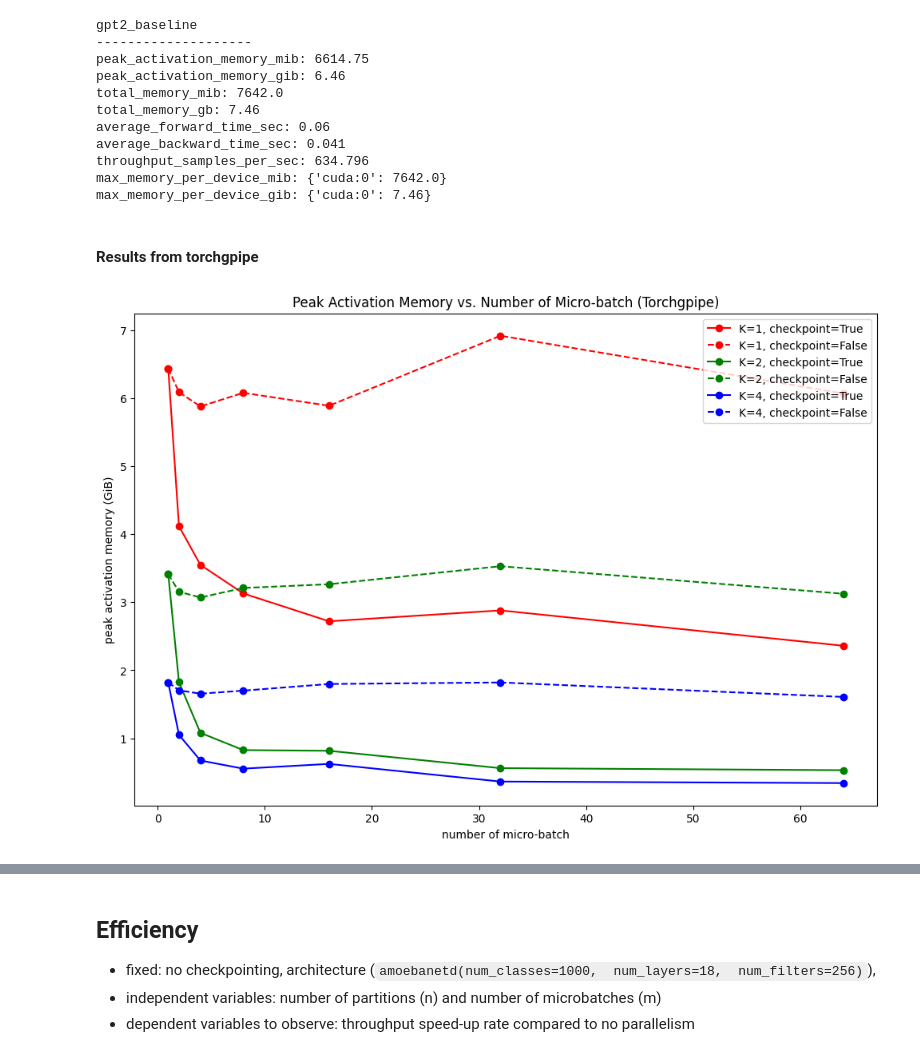
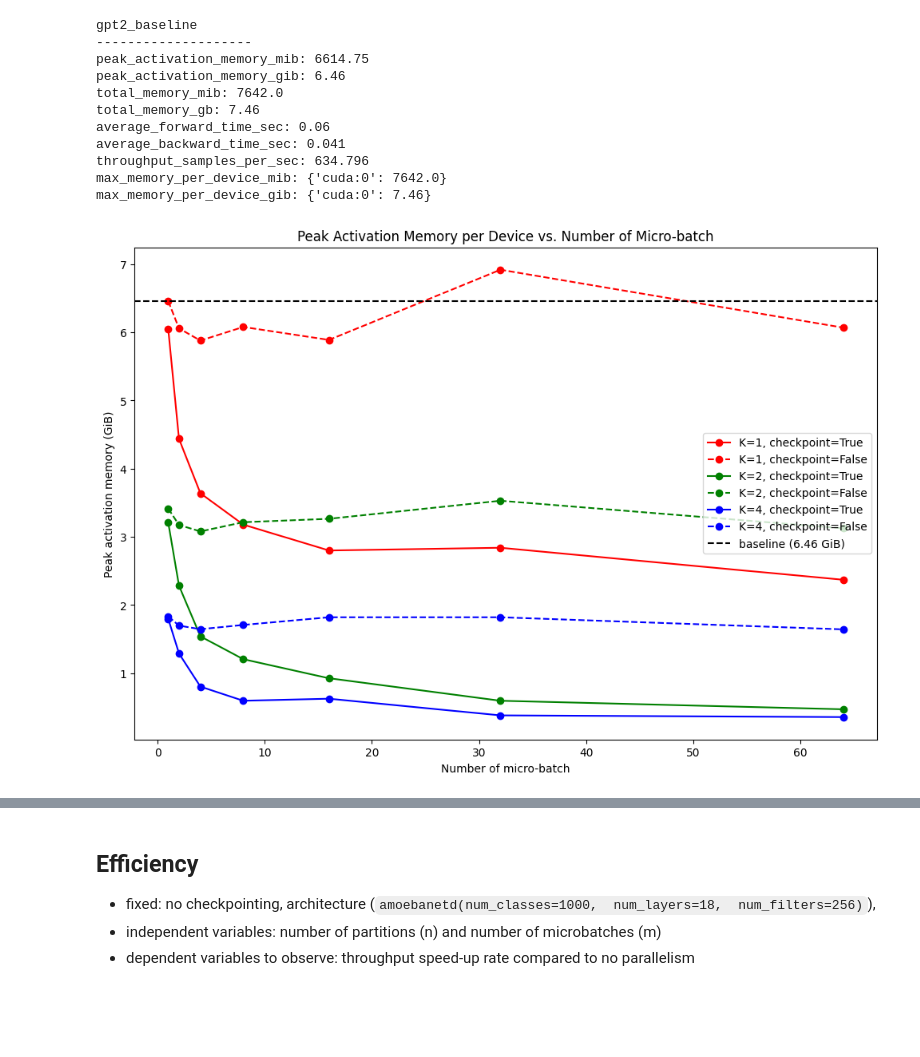
Before and after one commit to HalberdOfPineapple/pipeline_parallel_expr, a Jupyter notebook: benchmarks/data_analysis.ipynb, the cells around one changed output, grey strips where cells are left out. Saved outputs shown, nothing was run; the diff lists cells and outputs as text; code cells hidden in the pictures; blank space fills up the shorter version.

```diff
--- a/benchmarks/data_analysis.ipynb
+++ b/benchmarks/data_analysis.ipynb
@@ -161,25 +99,0 @@ plt.show()
-# %%
-colors = dict(zip(num_partitions, ['r', 'g', 'b']))
-linestyles = dict(zip(checkpoint_enabled, ['-', '--']))
-
-fig = plt.figure(figsize=(12, 8))
-for num_partition in num_partitions:
-    for checkpoint in checkpoint_enabled:
-        total_memories = []
-        for num_micro_batch in num_micro_batches:
-            expr_name = args_to_exprname(
-                num_partition, num_micro_batch, checkpoint, use_torchgpipe=False
-            )
-            data = expr_data[expr_name]
-            total_memories.append(data['peak_activation_memory_mib'] / num_partition)
-
-        plt.plot(num_micro_batches, total_memories,
-            color=colors[num_partition], linestyle=linestyles[checkpoint],
-            label=f'K={num_partition}, checkpoint={checkpoint}',
-            marker='o',
-        )
-        plt.xlabel('number of micro-batch')
-        plt.ylabel('peak activation memory (MiB)')
-        plt.title('Peak Activation Memory vs. Number of Micro-batch')
-        plt.legend()
-plt.show()
@@ -222,33 +154,37 @@ average_backward_time_sec: 0.041
 throughput_samples_per_sec: 634.796
 max_memory_per_device_mib: {'cuda:0': 7642.0}
 max_memory_per_device_gib: {'cuda:0': 7.46}
-# %% [markdown]
-#### Results from torchgpipe
 # %%
-# Data from torch GPipe
+# Data from self-implemented GPipe
 colors = dict(zip(num_partitions, ['r', 'g', 'b']))
 linestyles = dict(zip(checkpoint_enabled, ['-', '--']))
 
 fig = plt.figure(figsize=(12, 8))
 for num_partition in num_partitions:
     for checkpoint in checkpoint_enabled:
         total_memories = []
         for num_micro_batch in num_micro_batches:
             expr_name = args_to_exprname(
-                num_partition, num_micro_batch, checkpoint, use_torchgpipe=True, gpt_2=True
+                num_partition, num_micro_batch, checkpoint, use_torchgpipe=False, gpt_2=True
             )
             data = expr_data[expr_name]
             total_memories.append(data['peak_activation_memory_gib'] / num_partition)
 
         plt.plot(num_micro_batches, total_memories,
             color=colors[num_partition], linestyle=linestyles[checkpoint],
             label=f'K={num_partition}, checkpoint={checkpoint}',
             marker='o',
         )
-        plt.xlabel('number of micro-batch')
-        plt.ylabel('peak activation memory (GiB)')
-        plt.title('Peak Activation Memory vs. Number of Micro-batch (Torchgpipe)')
-        plt.legend()
+
+plt.axhline(y=baseline['peak_activation_memory_gib'],
+            color='k', linestyle='--',
+            label=f'baseline ({baseline["peak_activation_memory_gib"]:.2f} GiB)')
+
+plt.xlabel('Number of micro-batch')
+plt.ylabel('Peak activation memory (GiB)')
+plt.title('Peak Activation Memory per Device vs. Number of Micro-batch')
+plt.legend()
+plt.savefig(os.path.join(FIG_DIR, 'GPT2_PAMD.png'))
 plt.show()
 # %% [output]
-[figure, old version]
+[figure, new version]
```
Also changed, not shown: parts of 18 cells of this notebook, 14 other files.
